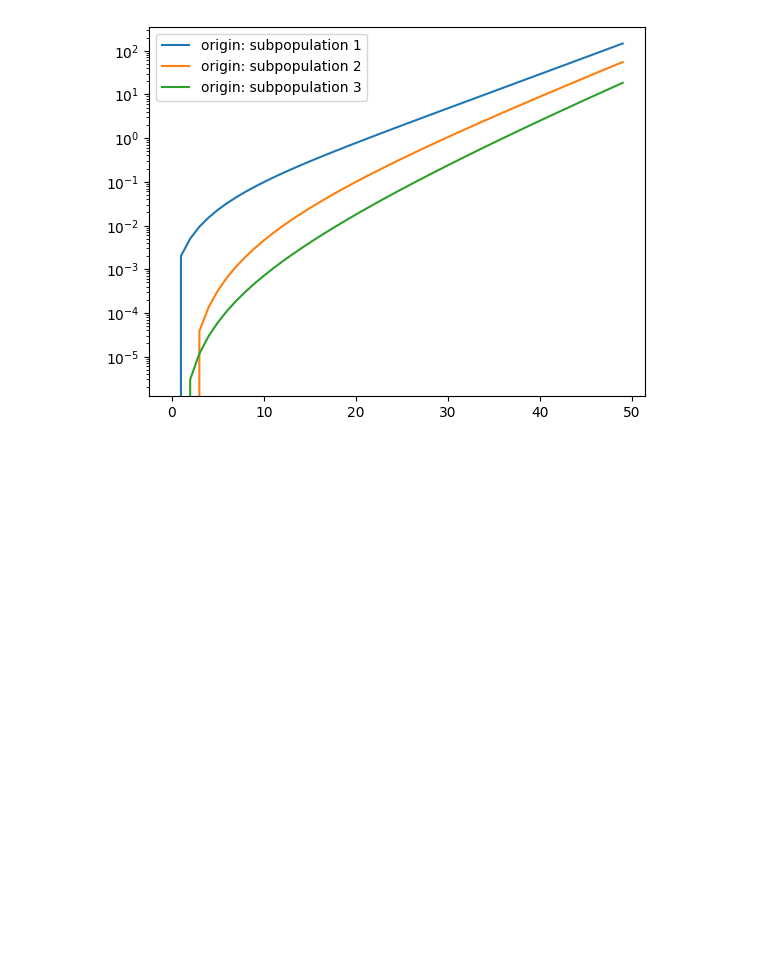
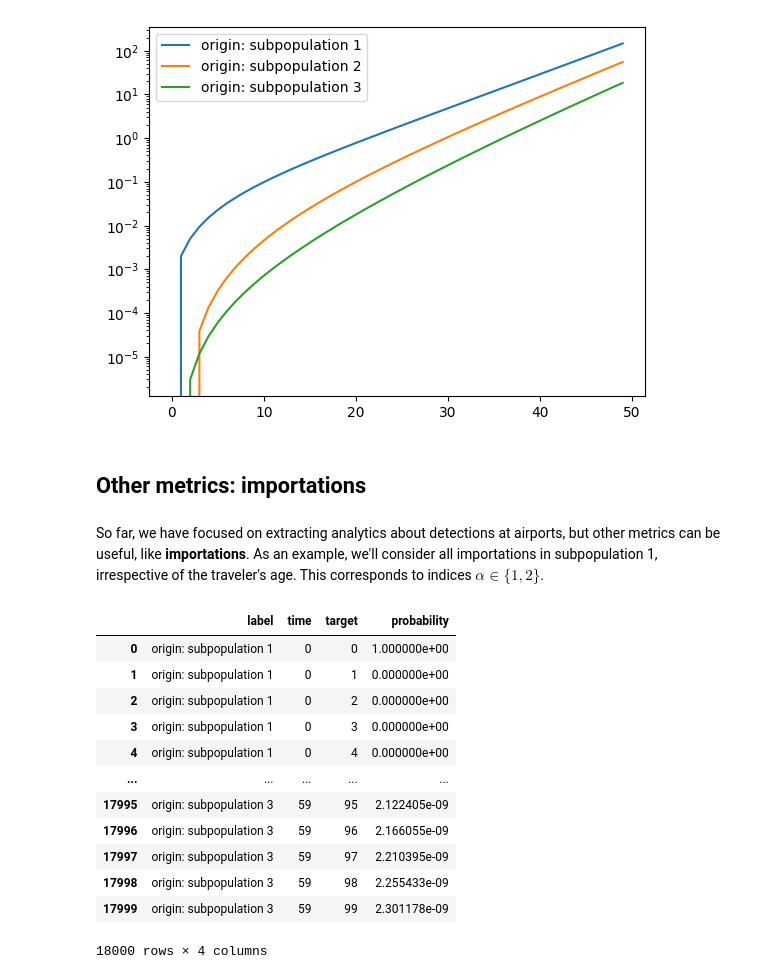
Before and after one commit to mobs-lab/pgfgleam, a Jupyter notebook: demo.ipynb, the cells around one changed output. Drawn from its saved outputs; the diff is of its cells as text; code cells hidden in the pictures; blank space fills up the shorter version.

```diff
--- a/demo.ipynb
+++ b/demo.ipynb
@@ -317,3 +317,7 @@ plt.legend()
 # %% [output]
 <matplotlib.legend.Legend at 0x...>
 [figure]
+# %% [markdown]
+## Other metrics: importations
+# %% [markdown]
+So far, we have focused on extracting analytics about detections at airports, but other metrics can be useful, like **importations**. As an example, we'll consider all importations in subpopulation 1, irrespective of the traveler's age. This corresponds to indices $\alpha \in \lbrace 1,2 \rbrace$.
@@ -319,0 +339,16 @@ plt.legend()
+# %%
+importations
+# %% [output]
+|  | label | time | target | probability |
+| 0 | origin: subpopulation 1 | 0 | 0 | 1.000000e+00 |
+| 1 | origin: subpopulation 1 | 0 | 1 | 0.000000e+00 |
+| 2 | origin: subpopulation 1 | 0 | 2 | 0.000000e+00 |
+| 3 | origin: subpopulation 1 | 0 | 3 | 0.000000e+00 |
+| 4 | origin: subpopulation 1 | 0 | 4 | 0.000000e+00 |
+| ... | ... | ... | ... | ... |
+| 17995 | origin: subpopulation 3 | 59 | 95 | 2.122405e-09 |
+| 17996 | origin: subpopulation 3 | 59 | 96 | 2.166055e-09 |
+| 17997 | origin: subpopulation 3 | 59 | 97 | 2.210395e-09 |
+| 17998 | origin: subpopulation 3 | 59 | 98 | 2.255433e-09 |
+| 17999 | origin: subpopulation 3 | 59 | 99 | 2.301178e-09 |
+18000 rows × 4 columns
```
Also changed, not shown: parts of 15 cells of this notebook, 2 other files.
